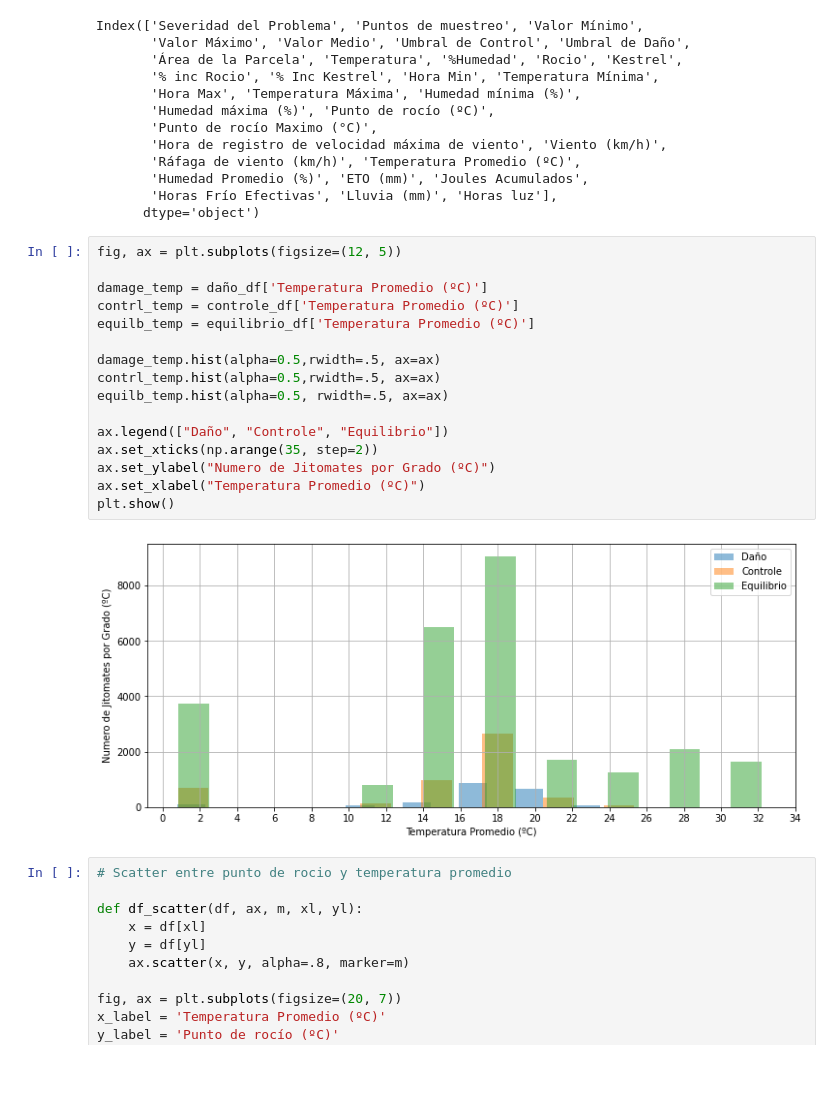
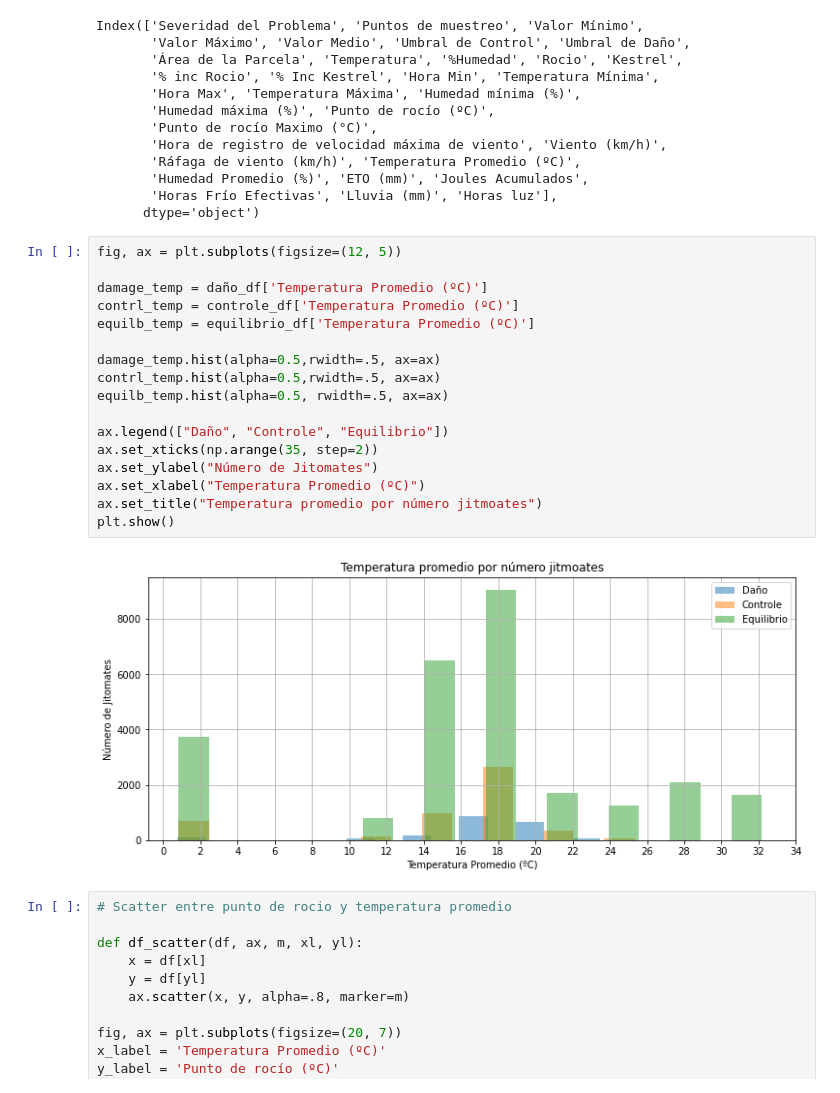
Before and after one commit to Felipelv199/herramientas-para-cd, a Jupyter notebook: homeworks/05-homework/main.ipynb, the cells around one changed output. Cells and saved outputs as stored; diff of their text form.

```diff
--- a/homeworks/05-homework/main.ipynb
+++ b/homeworks/05-homework/main.ipynb
@@ -104,21 +184,22 @@ Index(['Severidad del Problema', 'Puntos de muestreo', 'Valor Mínimo',
 # %%
 fig, ax = plt.subplots(figsize=(12, 5))
 
 damage_temp = daño_df['Temperatura Promedio (ºC)']
 contrl_temp = controle_df['Temperatura Promedio (ºC)']
 equilb_temp = equilibrio_df['Temperatura Promedio (ºC)']
 
 damage_temp.hist(alpha=0.5,rwidth=.5, ax=ax)
 contrl_temp.hist(alpha=0.5,rwidth=.5, ax=ax)
 equilb_temp.hist(alpha=0.5, rwidth=.5, ax=ax)
 
 ax.legend(["Daño", "Controle", "Equilibrio"])
 ax.set_xticks(np.arange(35, step=2))
-ax.set_ylabel("Numero de Jitomates por Grado (ºC)")
+ax.set_ylabel("Número de Jitomates")
 ax.set_xlabel("Temperatura Promedio (ºC)")
+ax.set_title("Temperatura promedio por número jitmoates")
 plt.show()
 # %% [output]
-[figure, old version]
+[figure, new version]
 # %%
 # Scatter entre punto de rocio y temperatura promedio
 
```
Also changed, not shown: parts of 5 cells of this notebook.
